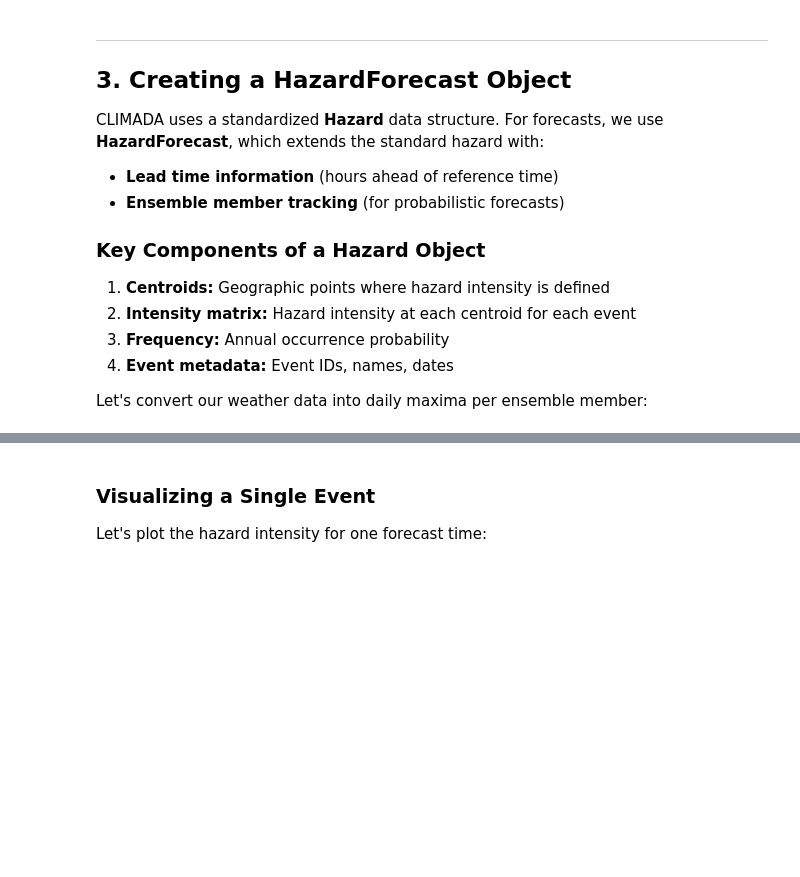
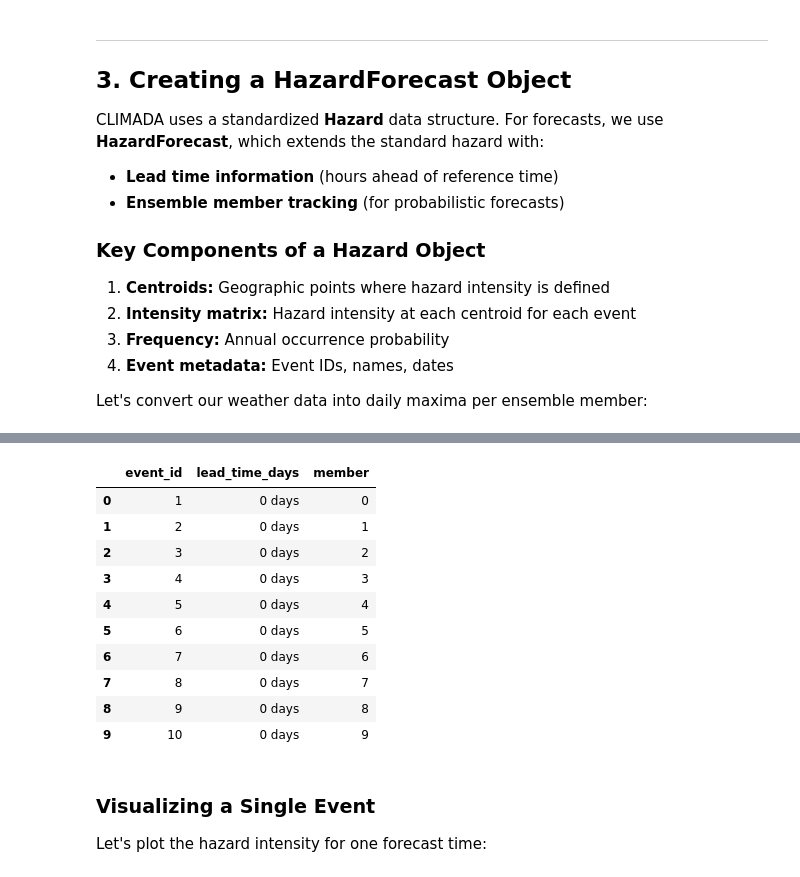
Before and after one commit to MeteoSwiss/impact-forecasting-warning, a Jupyter notebook: impact_forecasting_warning/tutorials/wind_impact_forecast.ipynb, the cells around one changed output, grey strips where cells are left out. Cells and saved outputs as stored; diff of their text form; code cells hidden in the pictures; blank space fills up the shorter version.

```diff
--- a/impact_forecasting_warning/tutorials/wind_impact_forecast.ipynb
+++ b/impact_forecasting_warning/tutorials/wind_impact_forecast.ipynb
@@ -244,3 +236,22 @@ Max wind gust in forecast: 54.2 m/s
+# %%
+# Each event in a HazardForecast corresponds to one (member, lead time) pair
+pd.DataFrame.from_records({
+    "event_id": haz_fc.event_id,
+    "member": haz_fc.member,
+    "lead_time_days": haz_fc.lead_time.astype("timedelta64[D]"),
+}).head(10)
+# %% [output]
+|  | event_id | lead_time_days | member |
+| 0 | 1 | 0 days | 0 |
+| 1 | 2 | 0 days | 1 |
+| 2 | 3 | 0 days | 2 |
+| 3 | 4 | 0 days | 3 |
+| 4 | 5 | 0 days | 4 |
+| 5 | 6 | 0 days | 5 |
+| 6 | 7 | 0 days | 6 |
+| 7 | 8 | 0 days | 7 |
+| 8 | 9 | 0 days | 8 |
+| 9 | 10 | 0 days | 9 |
 # %% [markdown]
 ### Visualizing a Single Event
 
```
Also changed, not shown: parts of 20 cells of this notebook.
